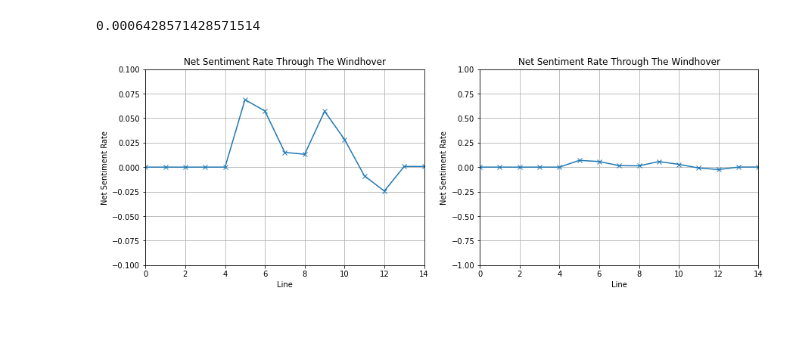
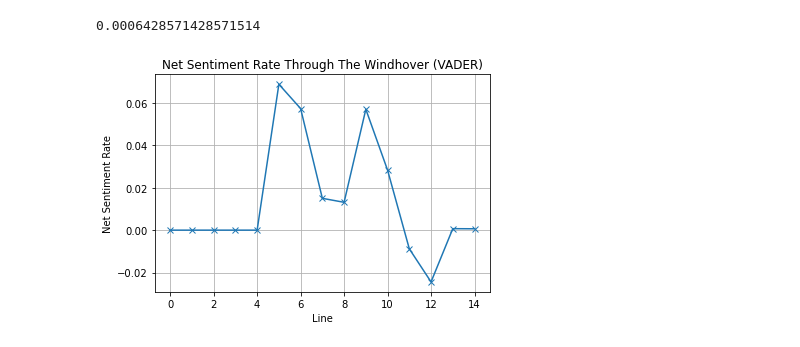
Before and after one commit to bethmward/MetreMuse, a Jupyter notebook: The Windhover/VADER The Windhover.ipynb, the cells around one changed output. Cells and saved outputs as stored; diff of their text form; code cells hidden in the pictures.

Commit message:
Clean-up of The Windhover code
Hopefully the final time I have to make edits in this folder...

```diff
--- a/The Windhover/VADER The Windhover.ipynb
+++ b/The Windhover/VADER The Windhover.ipynb
@@ -112,23 +113,11 @@ print(nsr[14]) # the final calculation of net sentiment rate
 # %% [output]
 0.0006428571428571514
-# %%
-# I'm not sure whether to present this as projecting polarity (wavering but generally closer to neutral)
-# or intensity (fairly weak compared to min/max net sentiment rate)
-fig, (ax1, ax2) = plt.subplots(1, 2)
-ax1.set_title('Net Sentiment Rate Through The Windhover')
-ax2.set_title('Net Sentiment Rate Through The Windhover')
-ax1.plot(nsr, marker = 'x')
-ax2.plot(nsr, marker = 'x')
-ax1.set_xlabel('Line')
-ax2.set_xlabel('Line')
-ax1.set_ylabel('Net Sentiment Rate')
-ax2.set_ylabel('Net Sentiment Rate')
-ax1.set_xlim(0, 14)
-ax2.set_xlim(0, 14)
-ax1.set_ylim(-0.1, 0.1)
-ax2.set_ylim(-1, 1)
-ax1.grid(True)
-ax2.grid(True)
-plt.subplots_adjust(bottom=0, right=2, top=0.9);
-# %% [output]
-[figure, removed]
+# %%
+plt.plot(nsr, marker = 'x')
+plt.title('Net Sentiment Rate Through The Windhover (VADER)')
+plt.xlabel('Line')
+plt.ylabel('Net Sentiment Rate')
+plt.grid(True)
+plt.show()
+# %% [output]
+[figure, added]
```
Also changed, not shown: parts of 2 cells of this notebook.
